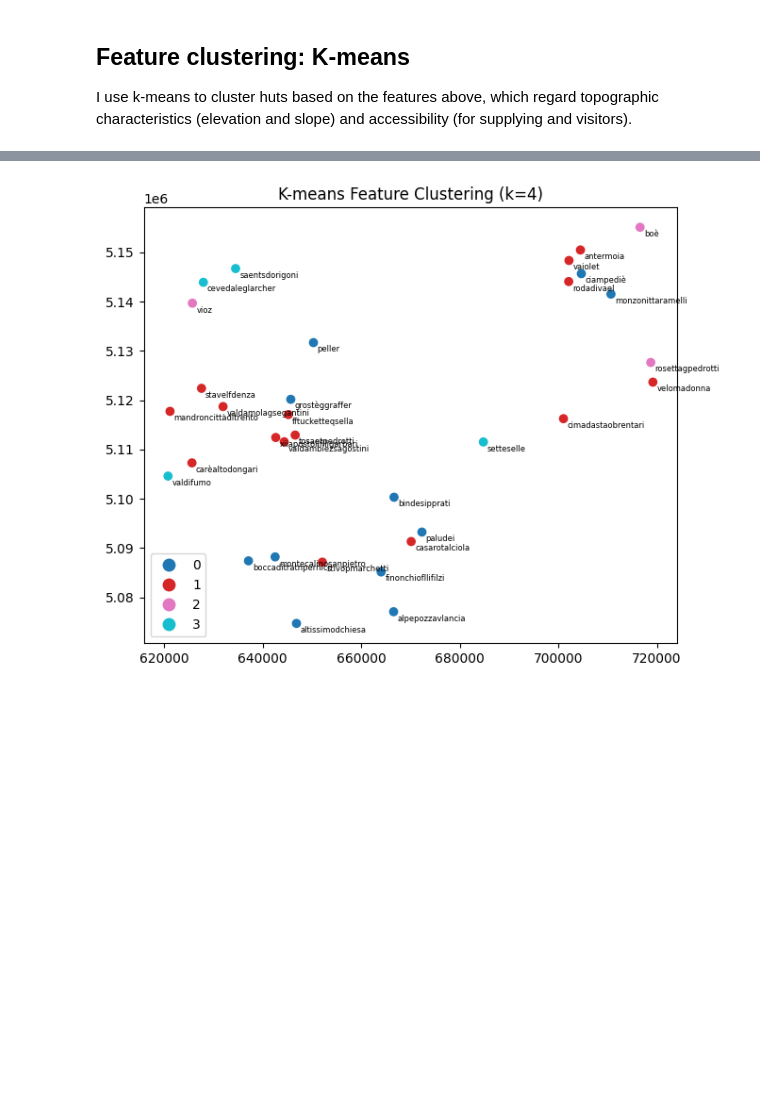
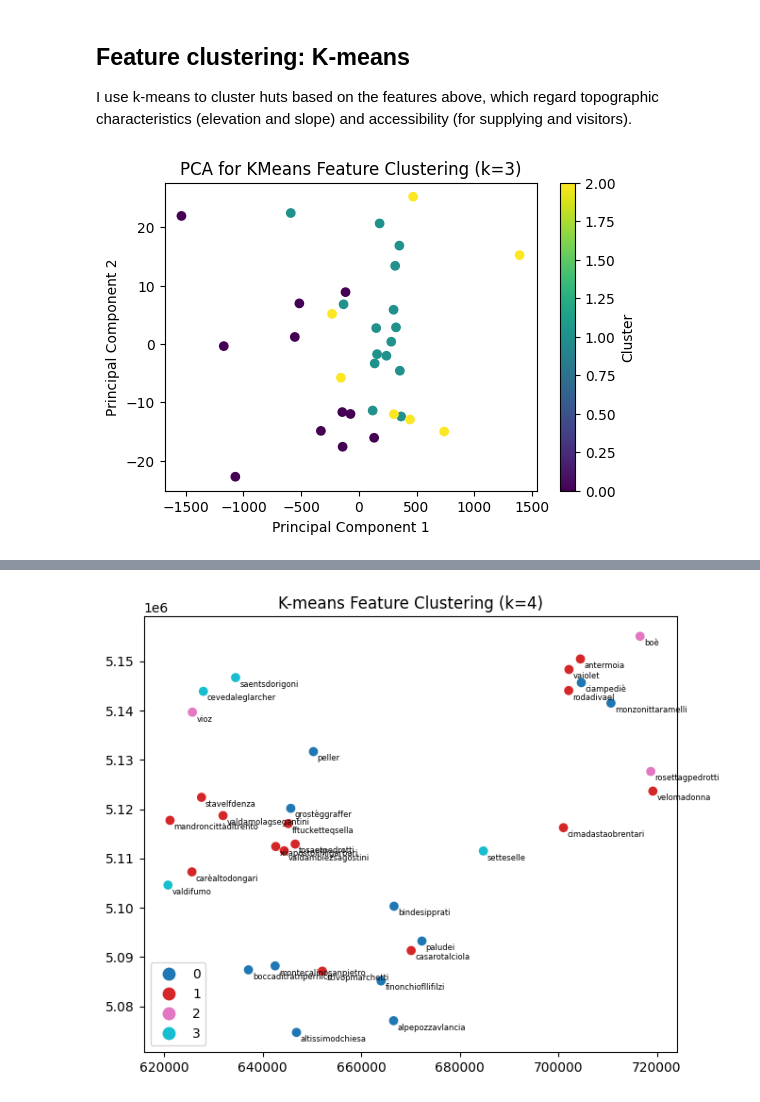
Before and after one commit to dclfbk/alpinehutsustainability, a Jupyter notebook: code/cluster_analysis.ipynb, the cells around one changed output, grey strips where cells are left out. Cells and saved outputs as stored; diff of their text form; code cells hidden in the pictures; blank space fills up the shorter version.

```diff
--- a/code/cluster_analysis.ipynb
+++ b/code/cluster_analysis.ipynb
@@ -132,4 +132,21 @@ for k in range(3, 6):
         'car_access': ['sum'],
         'num_trails': ['mean', 'min', 'max']
     })
+# %%
+from sklearn.decomposition import PCA
+k = 3
+# Visualize clustering using PCA for dimensionality reduction (since we have many features)
+pca = PCA(n_components=2)
+pca_components = pca.fit_transform(huts[features])
+
+# Plot clusters in 2D (first two principal components)
+plt.figure(figsize=(6, 4))
+plt.scatter(pca_components[:, 0], pca_components[:, 1], c=huts[f'cluster_kmeans_k{k}'], cmap='viridis')
+plt.title(f'PCA for KMeans Feature Clustering (k={k})')
+plt.xlabel('Principal Component 1')
+plt.ylabel('Principal Component 2')
+plt.colorbar(label='Cluster')
+plt.show()
+# %% [output]
+[figure, added]
 # %%
```
Also changed, not shown: parts of 20 cells of this notebook.
